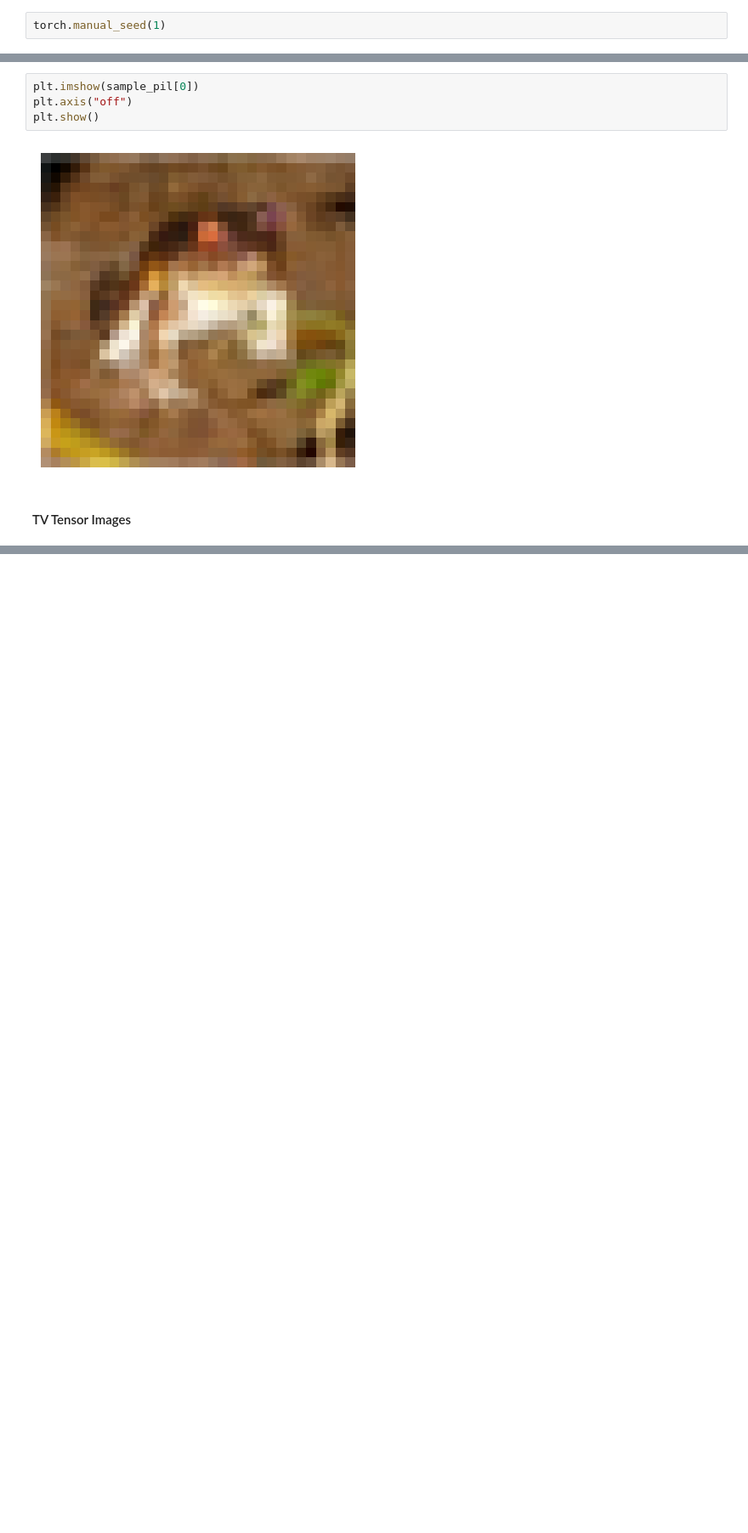
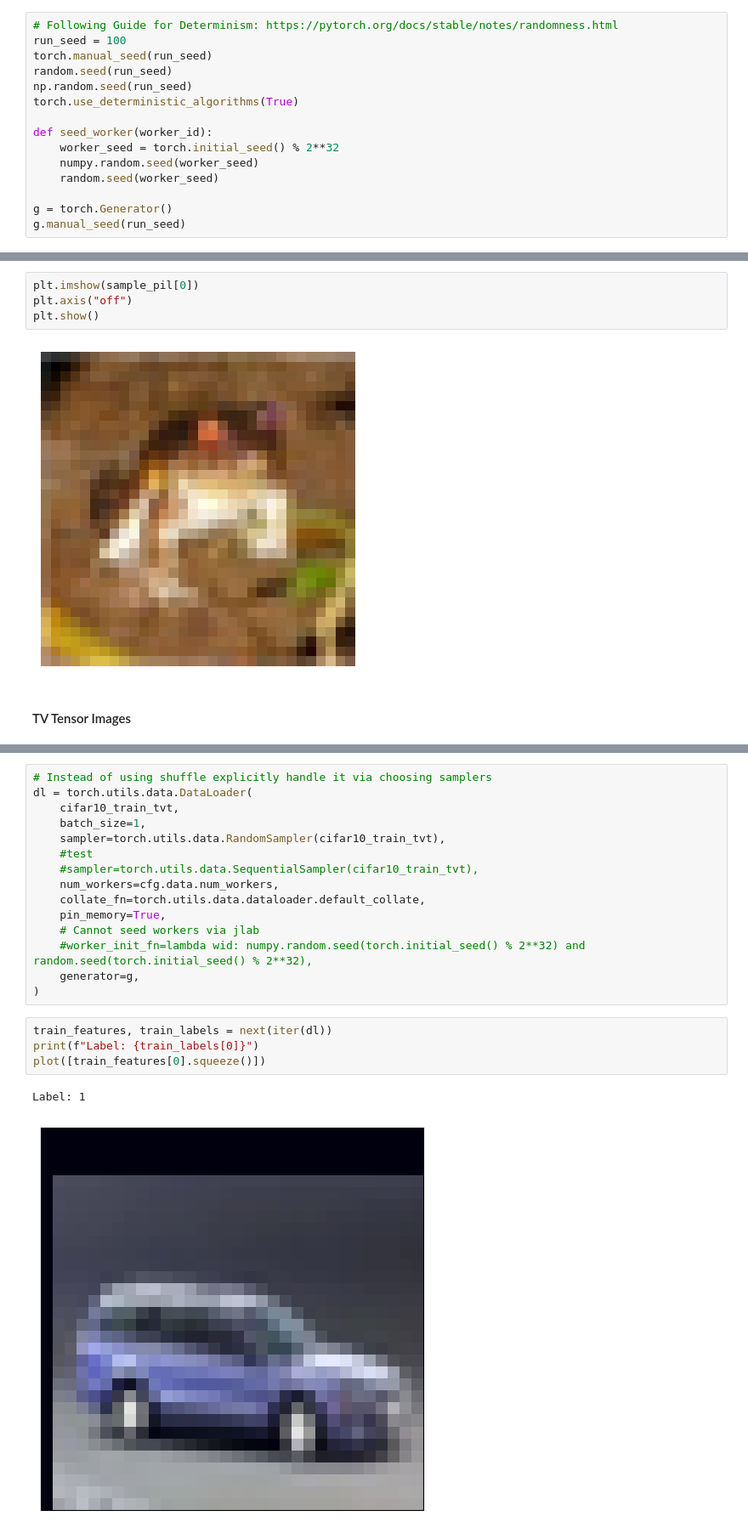
Before and after one commit to drothermel/dr_gen, a Jupyter notebook: notebooks/explore_image_data.ipynb, the cells around one changed output, grey strips where cells are left out. Shown at 85% size. Cells and saved outputs as stored; diff of their text form; blank space fills up the shorter version.

Commit message:
add transforms, some attempt at determinism, full dataloader to ipynb

```diff
--- a/notebooks/explore_image_data.ipynb
+++ b/notebooks/explore_image_data.ipynb
@@ -42,7 +45,20 @@ data:
   cache_dataset: true
   download: true
 # %%
-torch.manual_seed(1)
+# Following Guide for Determinism: https://pytorch.org/docs/stable/notes/randomness.html
+run_seed = 100
+torch.manual_seed(run_seed)
+random.seed(run_seed)
+np.random.seed(run_seed)
+torch.use_deterministic_algorithms(True)
+
+def seed_worker(worker_id):
+    worker_seed = torch.initial_seed() % 2**32
+    numpy.random.seed(worker_seed)
+    random.seed(worker_seed)
+
+g = torch.Generator()
+g.manual_seed(run_seed)
 # %% [output]
 <torch._C.Generator at 0x...>
 # %%
@@ -172,0 +197,22 @@ plot([sample_tvt[0]])
+# %%
+# Instead of using shuffle explicitly handle it via choosing samplers
+dl = torch.utils.data.DataLoader(
+    cifar10_train_tvt,
+    batch_size=1,
+    sampler=torch.utils.data.RandomSampler(cifar10_train_tvt),
+    #test
+    #sampler=torch.utils.data.SequentialSampler(cifar10_train_tvt),
+    num_workers=cfg.data.num_workers,
+    collate_fn=torch.utils.data.dataloader.default_collate,
+    pin_memory=True,
+    # Cannot seed workers via jlab
+    #worker_init_fn=lambda wid: numpy.random.seed(torch.initial_seed() % 2**32) and random.seed(torch.initial_seed() % 2**32),
+    generator=g,
+)
+# %%
+train_features, train_labels = next(iter(dl))
+print(f"Label: {train_labels[0]}")
+plot([train_features[0].squeeze()])
+# %% [output]
+Label: 1
+[figure, added]
```
Also changed, not shown: parts of 7 cells of this notebook.
